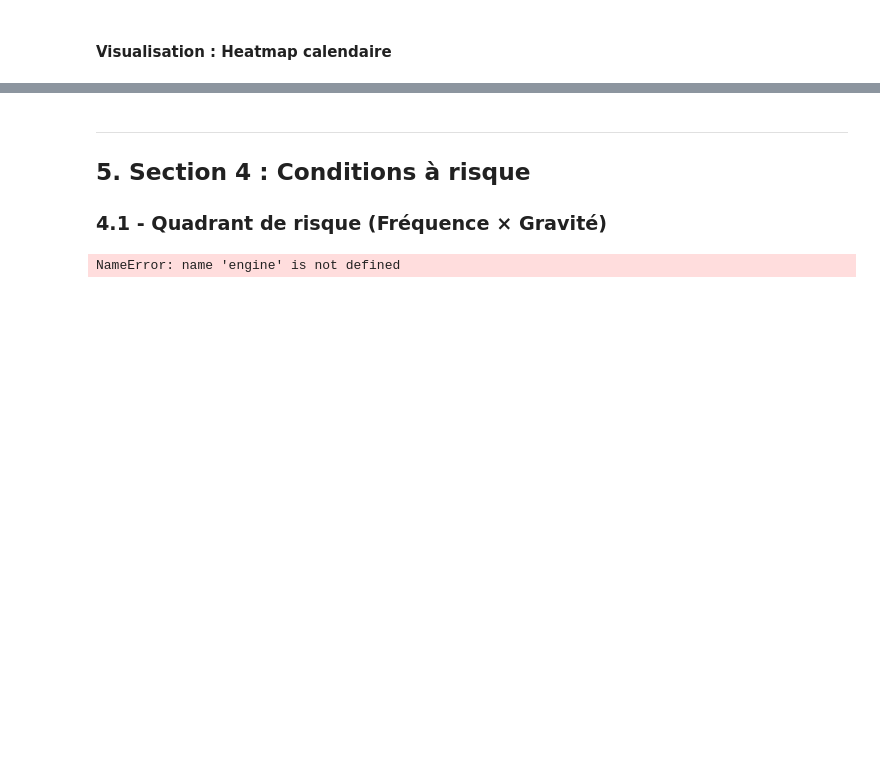
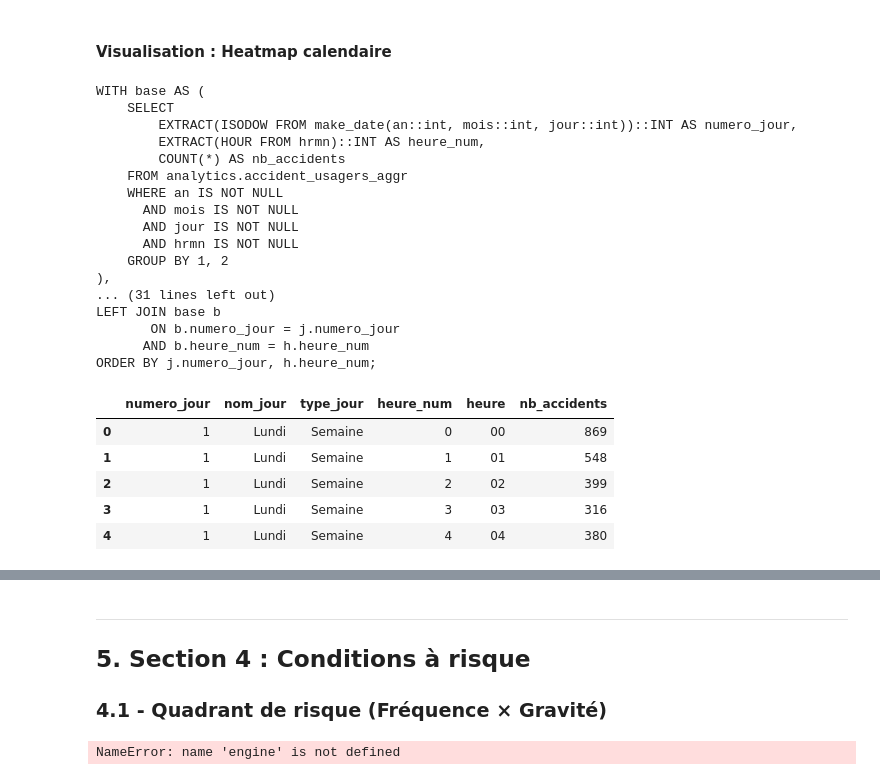
Before and after one commit to LounesAbd/Projet-1-Simplon-Data-Engineer-2025---Mighty-Mosquitoes, a Jupyter notebook: analytics/analyse_accidents_template.ipynb, the cells around one changed output, grey strips where cells are left out. Saved outputs shown, nothing was run; the diff lists cells and outputs as text; code cells hidden in the pictures; blank space fills up the shorter version.

```diff
--- a/analytics/analyse_accidents_template.ipynb
+++ b/analytics/analyse_accidents_template.ipynb
@@ -1640,4 +1638,33 @@ ORDER BY numero_jour;
 | 4 | 5 | Vendredi | Semaine | 79539 | 176785 | 4668 | 190.74 | ... |
 # %% [markdown]
 #### Visualisation : Heatmap calendaire
+# %%
+section='3'
+chapitre='9'
+df_3_9 =execute_sql_to_df(db_conf, db_conf["db_accm"], SQL_FILES_PATH/sql_file_conf["sections"][f"section_{section}"]["file"],sql_file_conf["sections"][f"section_{section}"]["name"],sql_file_conf["sections"][f"section_{section}"]["chapitres"][f"chapitre_{chapitre}"])
+df_3_9.head()
+# %% [output]
+WITH base AS (
+    SELECT
+        EXTRACT(ISODOW FROM make_date(an::int, mois::int, jour::int))::INT AS numero_jour,
+        EXTRACT(HOUR FROM hrmn)::INT AS heure_num,
+        COUNT(*) AS nb_accidents
+    FROM analytics.accident_usagers_aggr
+    WHERE an IS NOT NULL
+      AND mois IS NOT NULL
+      AND jour IS NOT NULL
+      AND hrmn IS NOT NULL
+    GROUP BY 1, 2
+),
+... (31 lines left out)
+LEFT JOIN base b
+       ON b.numero_jour = j.numero_jour
+      AND b.heure_num = h.heure_num
+ORDER BY j.numero_jour, h.heure_num;
+|  | numero_jour | nom_jour | type_jour | heure_num | heure | nb_accidents |
+| 0 | 1 | Lundi | Semaine | 0 | 00 | 869 |
+| 1 | 1 | Lundi | Semaine | 1 | 01 | 548 |
+| 2 | 1 | Lundi | Semaine | 2 | 02 | 399 |
+| 3 | 1 | Lundi | Semaine | 3 | 03 | 316 |
+| 4 | 1 | Lundi | Semaine | 4 | 04 | 380 |
 # %%
```
Also changed, not shown: parts of 3 cells of this notebook, 3 other files.
